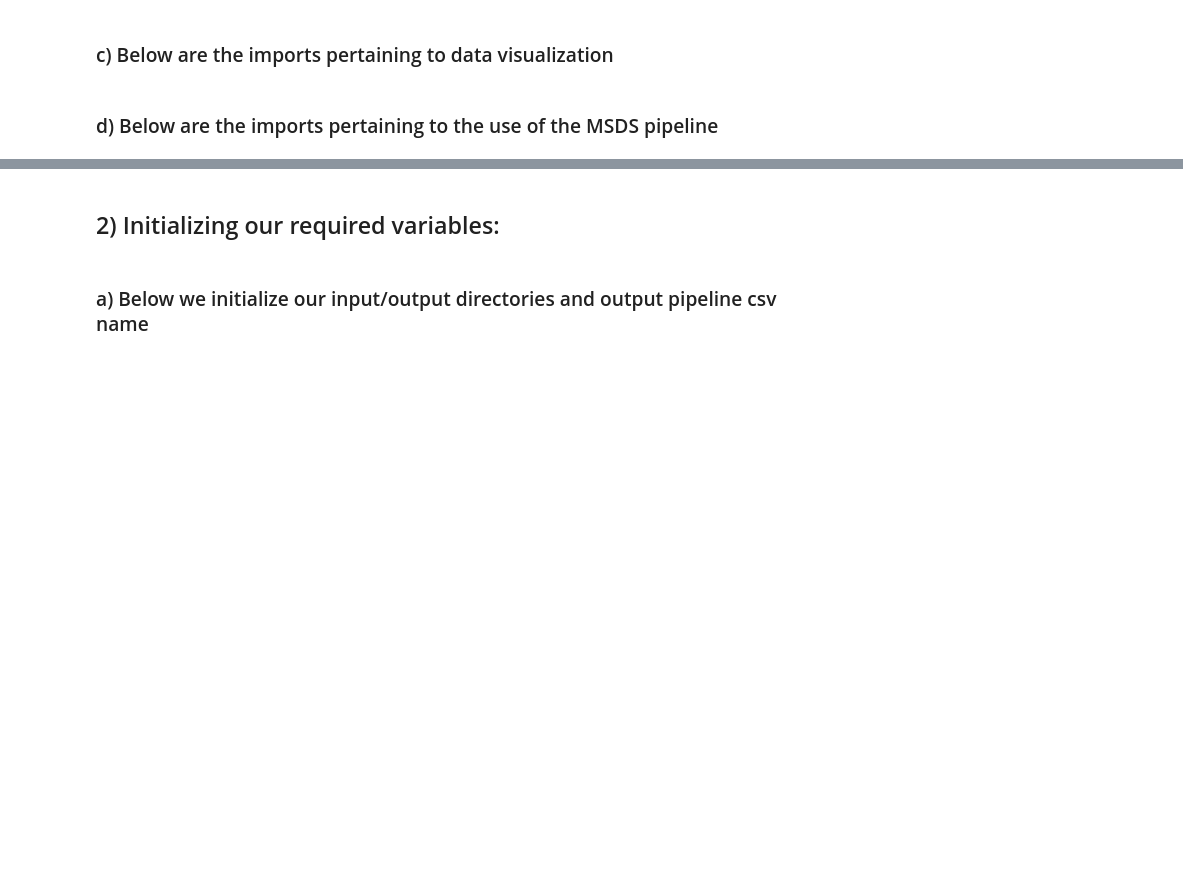
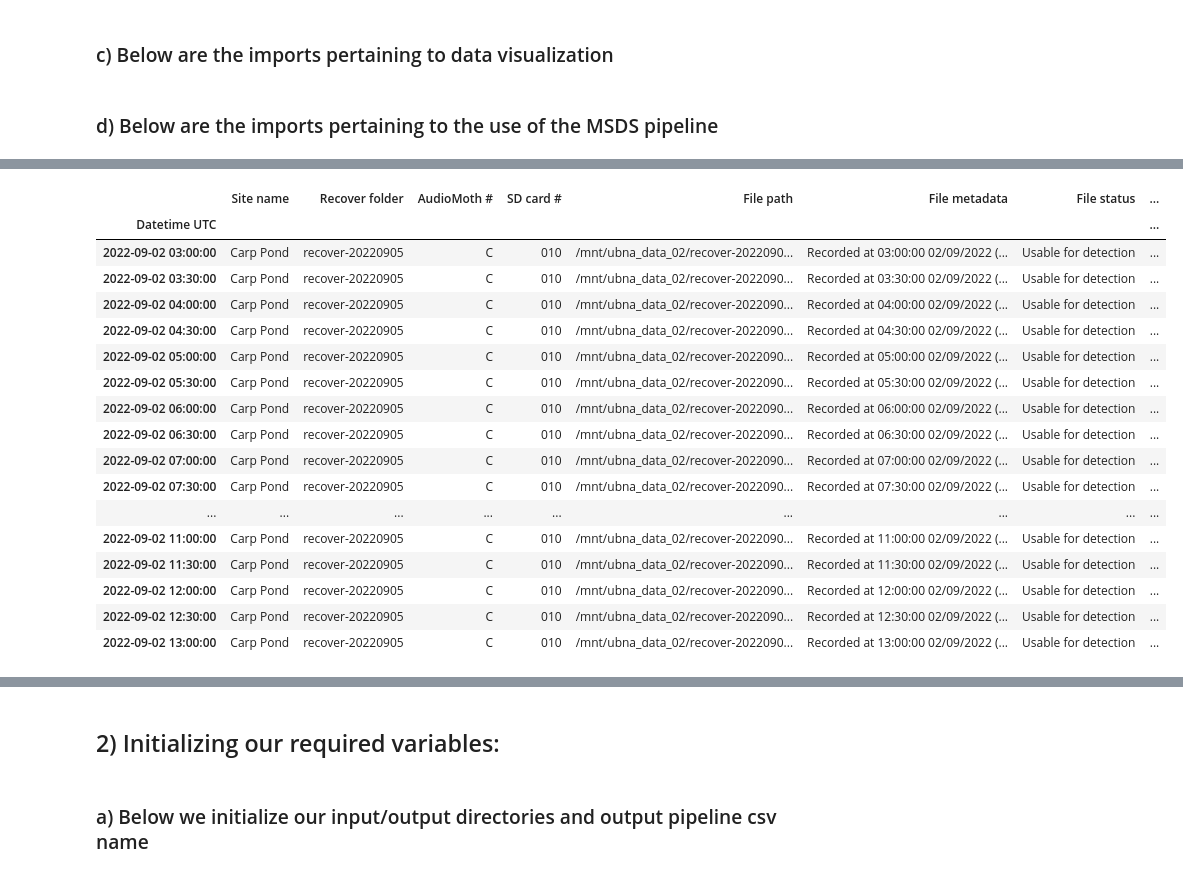
Before and after one commit to uw-echospace/bat-detector-msds, a Jupyter notebook: notebooks/test_batdetect2_pipeline.ipynb, the cells around one changed output, grey strips where cells are left out. Drawn from its saved outputs; the diff is of its cells as text; code cells hidden in the pictures; blank space fills up the shorter version.

```diff
--- a/notebooks/test_batdetect2_pipeline.ipynb
+++ b/notebooks/test_batdetect2_pipeline.ipynb
@@ -123,0 +79,15 @@ filtered_df.between_time("03:00", "13:30", inclusive="left").sort_index()[0:50]
+# %%
+def filter_df_with_deployment_session(ubna_data_df, recover_folder, sd_unit):
+    recover_folder_cond = ubna_data_df["Recover folder"] == recover_folder
+    sd_unit_cond = ubna_data_df["SD card #"] == sd_unit
+
+    minute_cond = np.logical_or((ubna_data_df.index).minute == 30, (ubna_data_df.index).minute == 0)
+    datetime_cond = np.logical_and((ubna_data_df.index).second == 0, minute_cond)
+
+    filtered_location_df = ubna_data_df.loc[recover_folder_cond&sd_unit_cond&datetime_cond].sort_index()
+    filtered_location_nightly_df = filtered_location_df.between_time("03:00", "13:30", inclusive="left")
+
+    return filtered_location_nightly_df
+# %%
+deploy_session_df = filter_df_with_deployment_session(ubna_data_02_df, "recover-20220905", "010")
+deploy_session_df
@@ -123,0 +109,24 @@ filtered_df.between_time("03:00", "13:30", inclusive="left").sort_index()[0:50]
+# %%
+file_status_cond = deploy_session_df["File status"] == "Usable for detection"
+file_duration_cond = deploy_session_df["File duration"] == "1795"
+good_deploy_session_df = deploy_session_df.loc[file_status_cond & file_duration_cond]
+good_deploy_session_df
+# %% [output]
+|  | Site name | Recover folder | AudioMoth # | SD card # | File path | File metadata | File status | ... |
+| Datetime UTC |  |  |  |  |  |  |  | ... |
+| 2022-09-02 03:00:00 | Carp Pond | recover-20220905 | C | 010 | /mnt/ubna_data_02/recover-2022090... | Recorded at 03:00:00 02/09/2022 (... | Usable for detection | ... |
+| 2022-09-02 03:30:00 | Carp Pond | recover-20220905 | C | 010 | /mnt/ubna_data_02/recover-2022090... | Recorded at 03:30:00 02/09/2022 (... | Usable for detection | ... |
+| 2022-09-02 04:00:00 | Carp Pond | recover-20220905 | C | 010 | /mnt/ubna_data_02/recover-2022090... | Recorded at 04:00:00 02/09/2022 (... | Usable for detection | ... |
+| 2022-09-02 04:30:00 | Carp Pond | recover-20220905 | C | 010 | /mnt/ubna_data_02/recover-2022090... | Recorded at 04:30:00 02/09/2022 (... | Usable for detection | ... |
+| 2022-09-02 05:00:00 | Carp Pond | recover-20220905 | C | 010 | /mnt/ubna_data_02/recover-2022090... | Recorded at 05:00:00 02/09/2022 (... | Usable for detection | ... |
+| 2022-09-02 05:30:00 | Carp Pond | recover-20220905 | C | 010 | /mnt/ubna_data_02/recover-2022090... | Recorded at 05:30:00 02/09/2022 (... | Usable for detection | ... |
+| 2022-09-02 06:00:00 | Carp Pond | recover-20220905 | C | 010 | /mnt/ubna_data_02/recover-2022090... | Recorded at 06:00:00 02/09/2022 (... | Usable for detection | ... |
+| 2022-09-02 06:30:00 | Carp Pond | recover-20220905 | C | 010 | /mnt/ubna_data_02/recover-2022090... | Recorded at 06:30:00 02/09/2022 (... | Usable for detection | ... |
+| 2022-09-02 07:00:00 | Carp Pond | recover-20220905 | C | 010 | /mnt/ubna_data_02/recover-2022090... | Recorded at 07:00:00 02/09/2022 (... | Usable for detection | ... |
+| 2022-09-02 07:30:00 | Carp Pond | recover-20220905 | C | 010 | /mnt/ubna_data_02/recover-2022090... | Recorded at 07:30:00 02/09/2022 (... | Usable for detection | ... |
+| ... | ... | ... | ... | ... | ... | ... | ... | ... |
+| 2022-09-02 11:00:00 | Carp Pond | recover-20220905 | C | 010 | /mnt/ubna_data_02/recover-2022090... | Recorded at 11:00:00 02/09/2022 (... | Usable for detection | ... |
+| 2022-09-02 11:30:00 | Carp Pond | recover-20220905 | C | 010 | /mnt/ubna_data_02/recover-2022090... | Recorded at 11:30:00 02/09/2022 (... | Usable for detection | ... |
+| 2022-09-02 12:00:00 | Carp Pond | recover-20220905 | C | 010 | /mnt/ubna_data_02/recover-2022090... | Recorded at 12:00:00 02/09/2022 (... | Usable for detection | ... |
+| 2022-09-02 12:30:00 | Carp Pond | recover-20220905 | C | 010 | /mnt/ubna_data_02/recover-2022090... | Recorded at 12:30:00 02/09/2022 (... | Usable for detection | ... |
+| 2022-09-02 13:00:00 | Carp Pond | recover-20220905 | C | 010 | /mnt/ubna_data_02/recover-2022090... | Recorded at 13:00:00 02/09/2022 (... | Usable for detection | ... |
```
Also changed, not shown: parts of 9 cells of this notebook, 1 other file.
